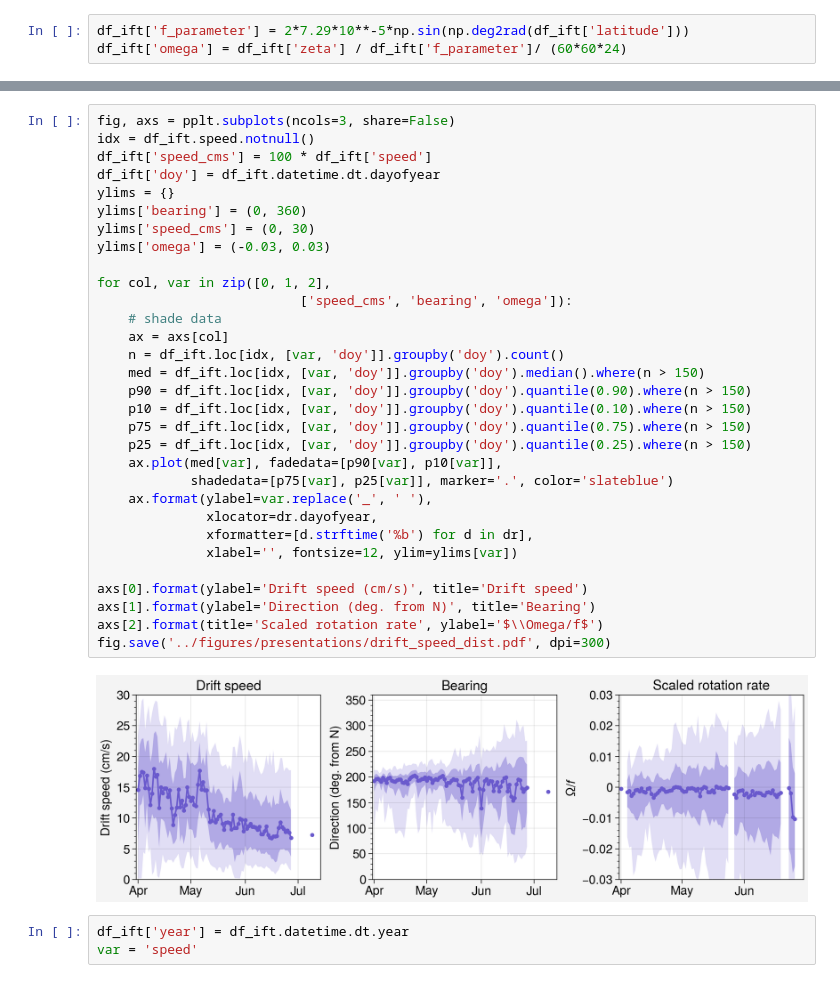
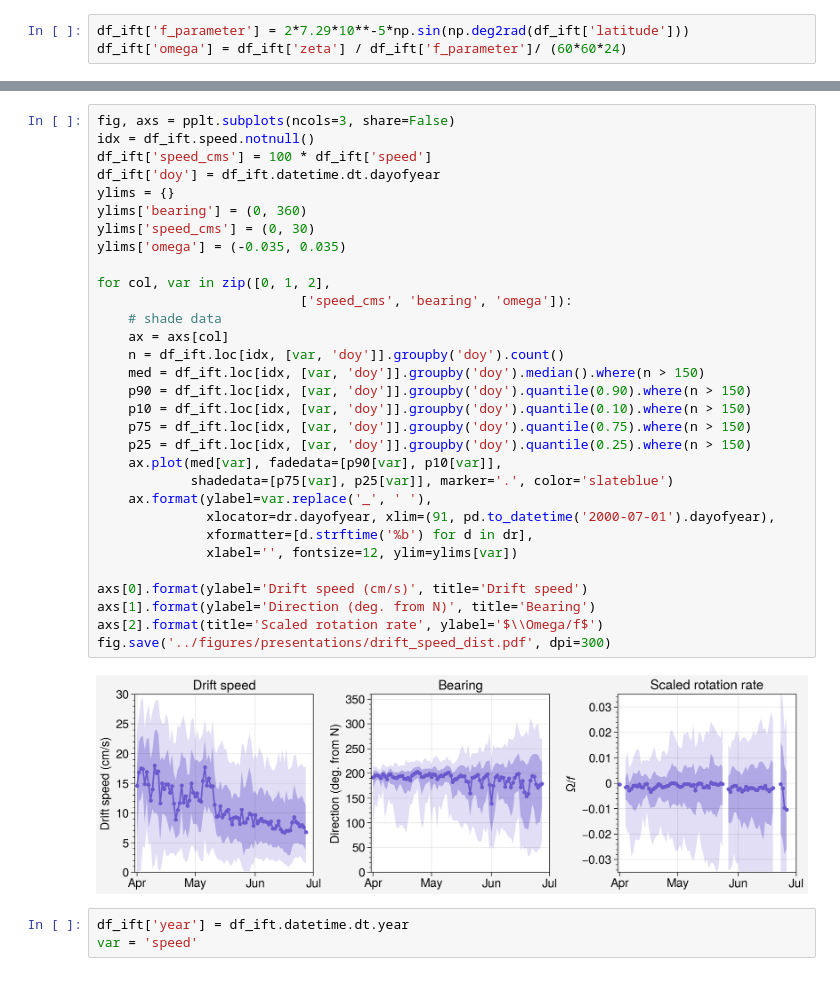
Before and after one commit to danielmwatkins/miz_scales_of_motion, a Jupyter notebook: notebooks/ocean_sciences_visualizations.ipynb, the cells around one changed output, grey strips where cells are left out. Saved outputs shown, nothing was run; the diff lists cells and outputs as text.

```diff
--- a/notebooks/ocean_sciences_visualizations.ipynb
+++ b/notebooks/ocean_sciences_visualizations.ipynb
@@ -229,36 +247,36 @@ Name: omega, Length: 64435, dtype: float64
 # %%
 fig, axs = pplt.subplots(ncols=3, share=False)
 idx = df_ift.speed.notnull()
 df_ift['speed_cms'] = 100 * df_ift['speed']
 df_ift['doy'] = df_ift.datetime.dt.dayofyear
 ylims = {}
 ylims['bearing'] = (0, 360)
 ylims['speed_cms'] = (0, 30)
-ylims['omega'] = (-0.03, 0.03)
+ylims['omega'] = (-0.035, 0.035)
 
 for col, var in zip([0, 1, 2],
                           ['speed_cms', 'bearing', 'omega']):
     # shade data
     ax = axs[col]
     n = df_ift.loc[idx, [var, 'doy']].groupby('doy').count()
     med = df_ift.loc[idx, [var, 'doy']].groupby('doy').median().where(n > 150)
     p90 = df_ift.loc[idx, [var, 'doy']].groupby('doy').quantile(0.90).where(n > 150)
     p10 = df_ift.loc[idx, [var, 'doy']].groupby('doy').quantile(0.10).where(n > 150)
     p75 = df_ift.loc[idx, [var, 'doy']].groupby('doy').quantile(0.75).where(n > 150)
     p25 = df_ift.loc[idx, [var, 'doy']].groupby('doy').quantile(0.25).where(n > 150)
     ax.plot(med[var], fadedata=[p90[var], p10[var]],
             shadedata=[p75[var], p25[var]], marker='.', color='slateblue')
     ax.format(ylabel=var.replace('_', ' '),
-              xlocator=dr.dayofyear,
+              xlocator=dr.dayofyear, xlim=(91, pd.to_datetime('2000-07-01').dayofyear),
               xformatter=[d.strftime('%b') for d in dr],
               xlabel='', fontsize=12, ylim=ylims[var])
 
 axs[0].format(ylabel='Drift speed (cm/s)', title='Drift speed')
 axs[1].format(ylabel='Direction (deg. from N)', title='Bearing')
 axs[2].format(title='Scaled rotation rate', ylabel='$\\Omega/f$')
 fig.save('../figures/presentations/drift_speed_dist.pdf', dpi=300)
 # %% [output]
-[figure, old version]
+[figure, new version]
 # %%
 df_ift['year'] = df_ift.datetime.dt.year
 var = 'speed'
```
Also changed, not shown: parts of 16 cells of this notebook, 1 other file.
